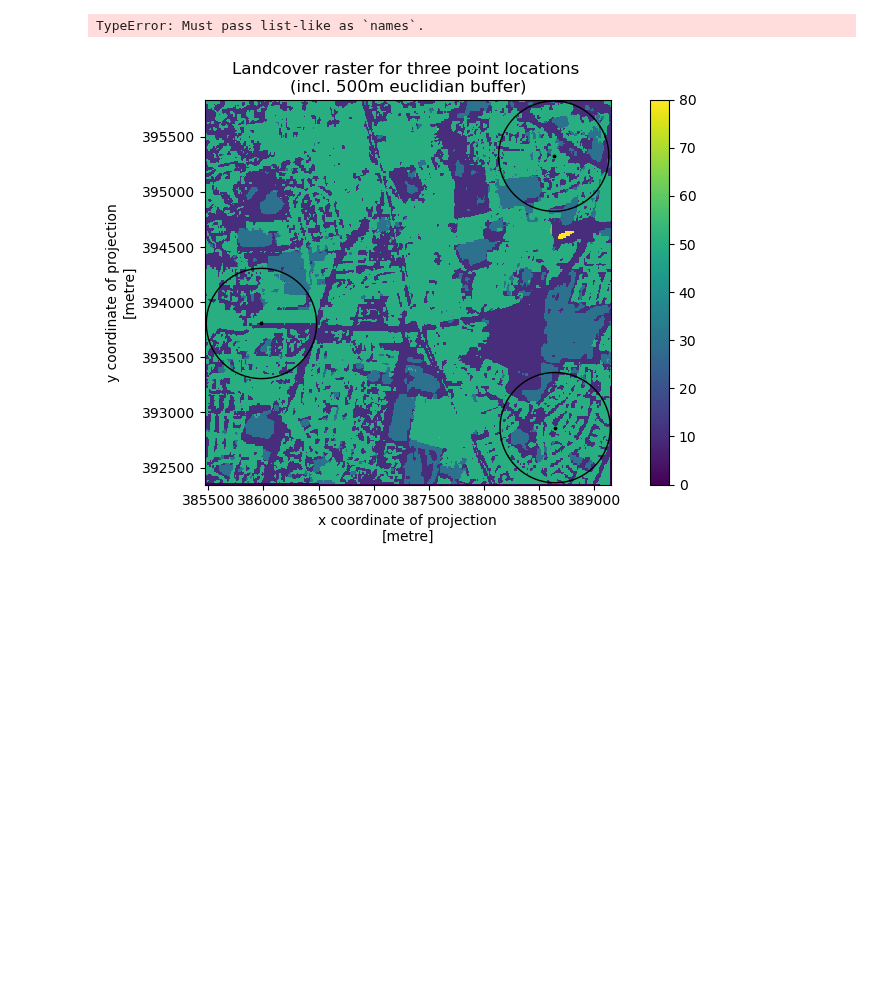
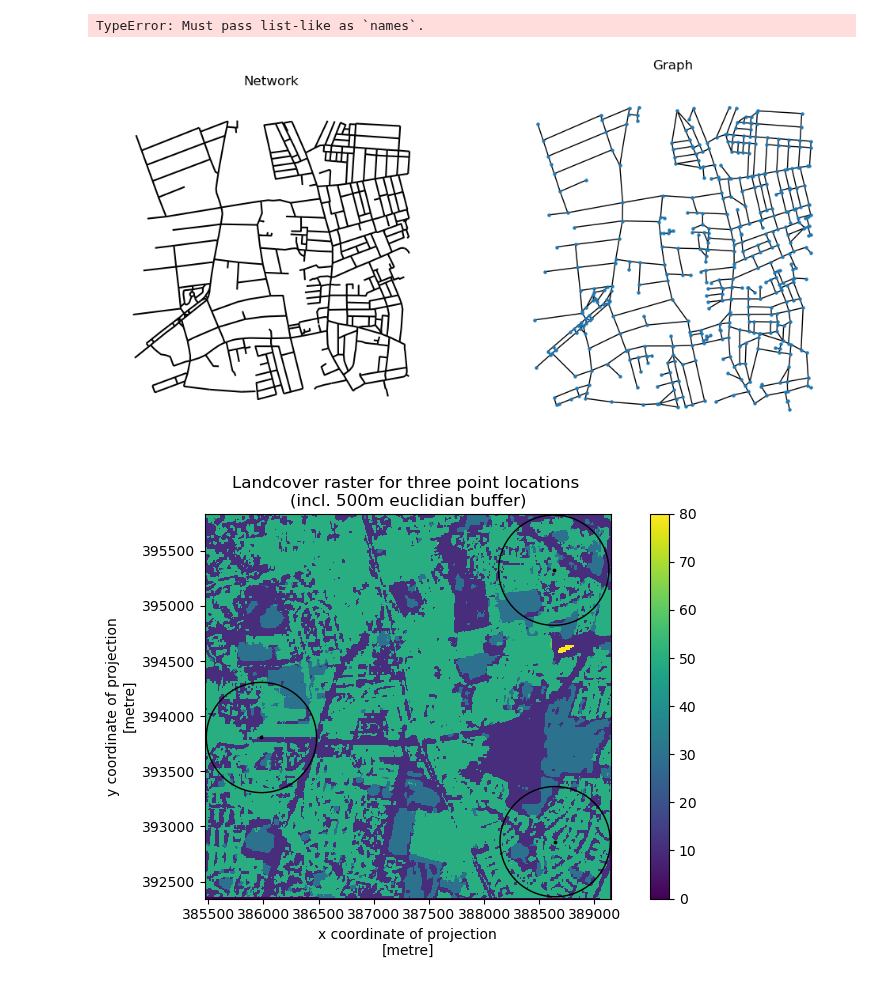
Before and after one commit to Spatial-Data-Science-and-GEO-AI-Lab/GreenEx_Py, a Jupyter notebook: Notebooks/AvailabilityNB.ipynb, the cells around one changed output. Drawn from its saved outputs; the diff is of its cells as text; code cells hidden in the pictures; blank space fills up the shorter version.

```diff
--- a/Notebooks/AvailabilityNB.ipynb
+++ b/Notebooks/AvailabilityNB.ipynb
@@ -1156,6 +1156,21 @@ isochrone_poly = gpd.GeoSeries(all_gs).unary_union # Create polygon of the conca
 isochrone_poly = sg.Polygon(isochrone_poly.exterior) # try to fill in surrounded areas so shapes will appear solid and blocks without white space inside them
 # %% [output]
 TypeError: Must pass list-like as `names`.
+# %%
+import matplotlib.pyplot as plt
+%matplotlib inline
+
+positions = {n: [n[0], n[1]] for n in list(test.nodes)}
+
+# Plot
+f, ax = plt.subplots(1, 2, figsize=(12, 6), sharex=True, sharey=True)
+network_gpkg.plot(color="k", ax=ax[0])
+for i, facet in enumerate(ax):
+    facet.set_title(("Network", "Graph")[i])
+    facet.axis("off")
+nx.draw(test, positions, ax=ax[1], node_size=5)
+# %% [output]
+[figure, added]
 # %%
 from PIL import Image
 import requests
```
Also changed, not shown: parts of 5 cells of this notebook, 5 other files.
